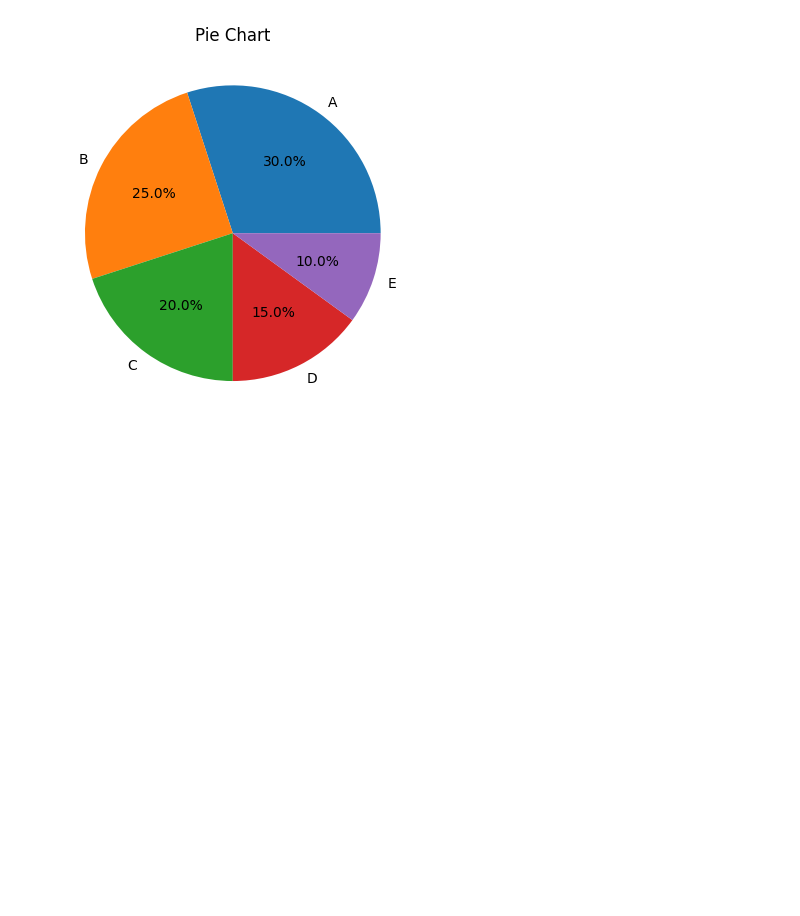
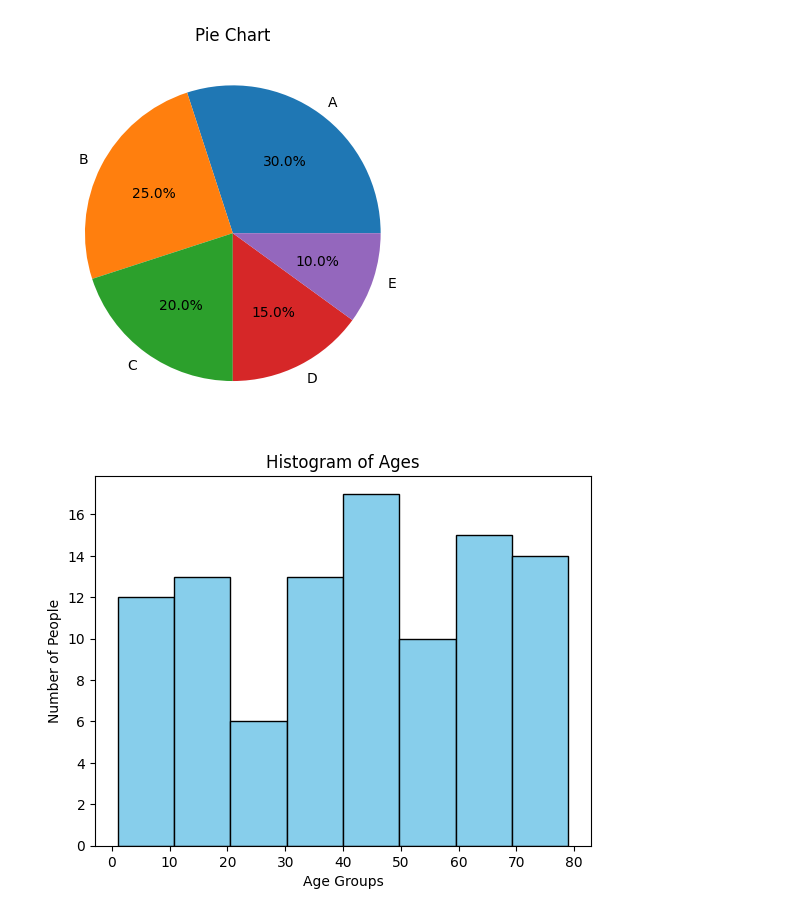
Before and after one commit to nirmalkr2003/Data-Science, a Jupyter notebook: Daily_Class/matplot.ipynb, the cells around one changed output. Drawn from its saved outputs; the diff is of its cells as text; code cells hidden in the pictures; blank space fills up the shorter version.

```diff
--- a/Daily_Class/matplot.ipynb
+++ b/Daily_Class/matplot.ipynb
@@ -48,3 +48,17 @@ plt.title("Pie Chart")
 plt.show()
 # %% [output]
 [figure]
+# %%
+import matplotlib.pyplot as plt
+import numpy as np
+
+ages = np.random.randint(1, 81, 100)
+
+
+plt.hist(ages, bins=8, color="skyblue", edgecolor="black")
+plt.title("Histogram of Ages")
+plt.xlabel("Age Groups")
+plt.ylabel("Number of People")
+plt.show()
+# %% [output]
+[figure, added]
```
Also changed, not shown: parts of 54 cells of this notebook, 4 other files.
